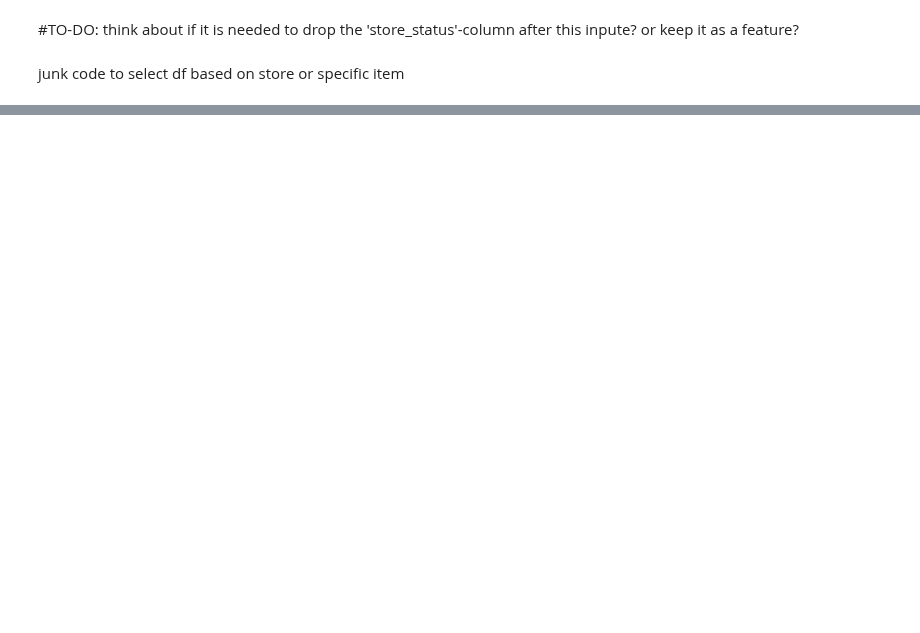
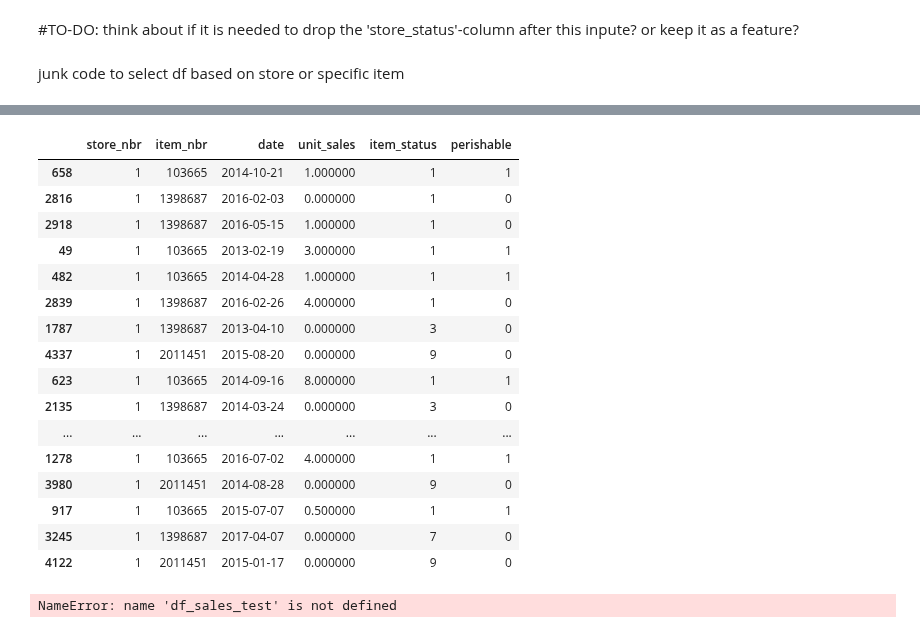
Before and after one commit to AFEngelage/Group4B, a Jupyter notebook: notebooks/2024 04 21 - Supermarket Loading first data - AFE.ipynb, the cells around one changed output, grey strips where cells are left out. Drawn from its saved outputs; the diff is of its cells as text; code cells hidden in the pictures; blank space fills up the shorter version.

```diff
--- a/notebooks/2024 04 21 - Supermarket Loading first data - AFE.ipynb
+++ b/notebooks/2024 04 21 - Supermarket Loading first data - AFE.ipynb
@@ -1546,0 +1555,24 @@ df_final_check2.head(60)
+# %%
+df_sales_test.sample(60)
+# %% [output]
+|  | store_nbr | item_nbr | date | unit_sales | item_status | perishable |
+| 658 | 1 | 103665 | 2014-10-21 | 1.000000 | 1 | 1 |
+| 2816 | 1 | 1398687 | 2016-02-03 | 0.000000 | 1 | 0 |
+| 2918 | 1 | 1398687 | 2016-05-15 | 1.000000 | 1 | 0 |
+| 49 | 1 | 103665 | 2013-02-19 | 3.000000 | 1 | 1 |
+| 482 | 1 | 103665 | 2014-04-28 | 1.000000 | 1 | 1 |
+| 2839 | 1 | 1398687 | 2016-02-26 | 4.000000 | 1 | 0 |
+| 1787 | 1 | 1398687 | 2013-04-10 | 0.000000 | 3 | 0 |
+| 4337 | 1 | 2011451 | 2015-08-20 | 0.000000 | 9 | 0 |
+| 623 | 1 | 103665 | 2014-09-16 | 8.000000 | 1 | 1 |
+| 2135 | 1 | 1398687 | 2014-03-24 | 0.000000 | 3 | 0 |
+| ... | ... | ... | ... | ... | ... | ... |
+| 1278 | 1 | 103665 | 2016-07-02 | 4.000000 | 1 | 1 |
+| 3980 | 1 | 2011451 | 2014-08-28 | 0.000000 | 9 | 0 |
+| 917 | 1 | 103665 | 2015-07-07 | 0.500000 | 1 | 1 |
+| 3245 | 1 | 1398687 | 2017-04-07 | 0.000000 | 7 | 0 |
+| 4122 | 1 | 2011451 | 2015-01-17 | 0.000000 | 9 | 0 |
+# %%
+df_sales_test.info()
+# %% [output]
+NameError: name 'df_sales_test' is not defined
```
Also changed, not shown: parts of 93 cells of this notebook, 1 other file.
